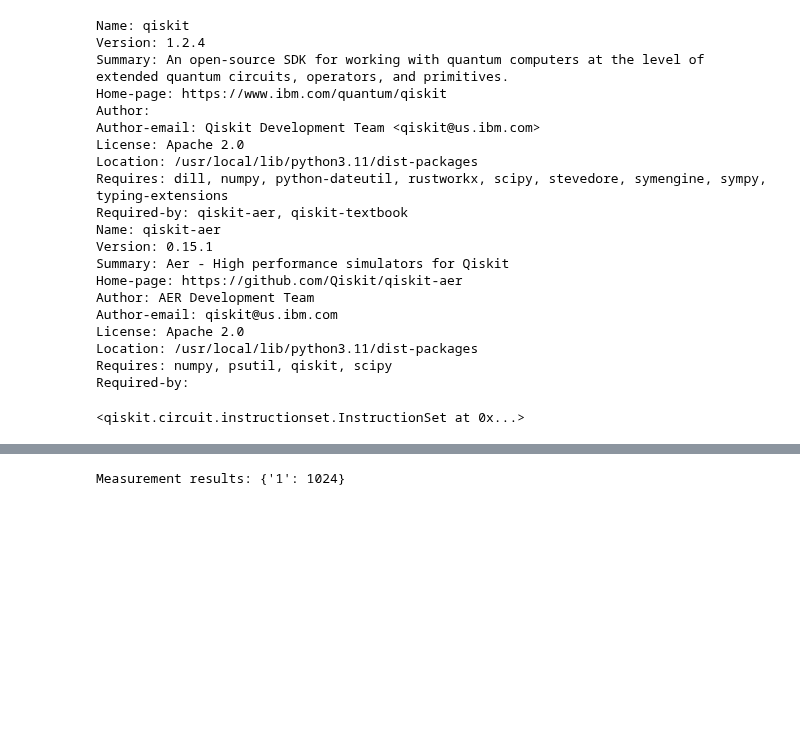
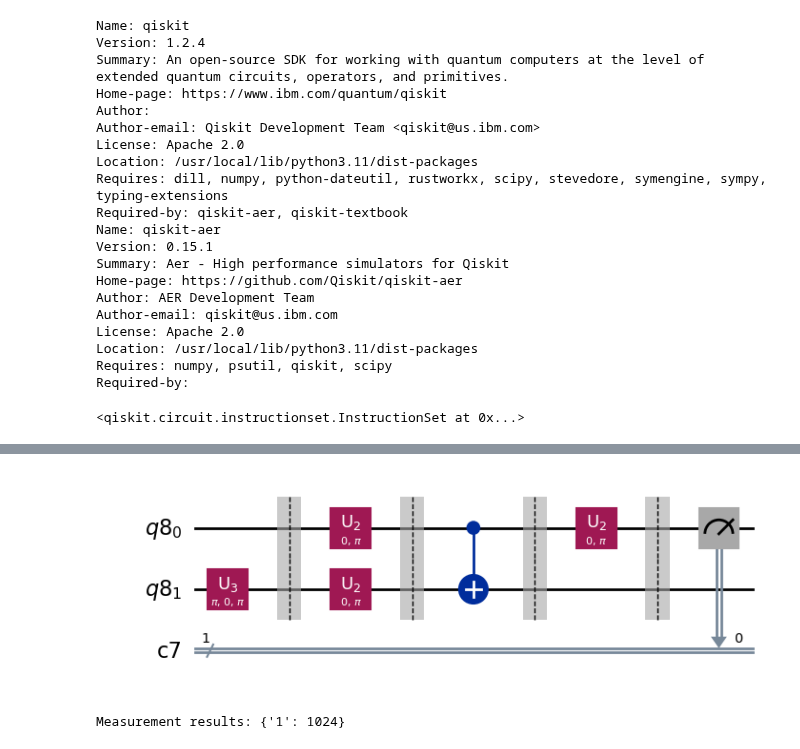
Before and after one commit to mkbahk/QuantumComputing, a Jupyter notebook: QuantumToyAlgorithm_Deutsch'sAlgorithm_01_OracleFunction_mkbahk_20250331.ipynb, the cells around one changed output, grey strips where cells are left out. Cells and saved outputs as stored; diff of their text form; code cells hidden in the pictures; blank space fills up the shorter version.

```diff
--- a/QuantumToyAlgorithm_Deutsch'sAlgorithm_01_OracleFunction_mkbahk_20250331.ipynb
+++ b/QuantumToyAlgorithm_Deutsch'sAlgorithm_01_OracleFunction_mkbahk_20250331.ipynb
@@ -96,3 +98,7 @@ qc.draw("mpl")
+# %%
+qc.decompose().draw("mpl")
+# %% [output]
+[figure, added]
 # %%
 simulator = Aer.get_backend('qasm_simulator')
 compiled_circuit = transpile(qc, simulator)
```
Also changed, not shown: parts of 2 cells of this notebook.
